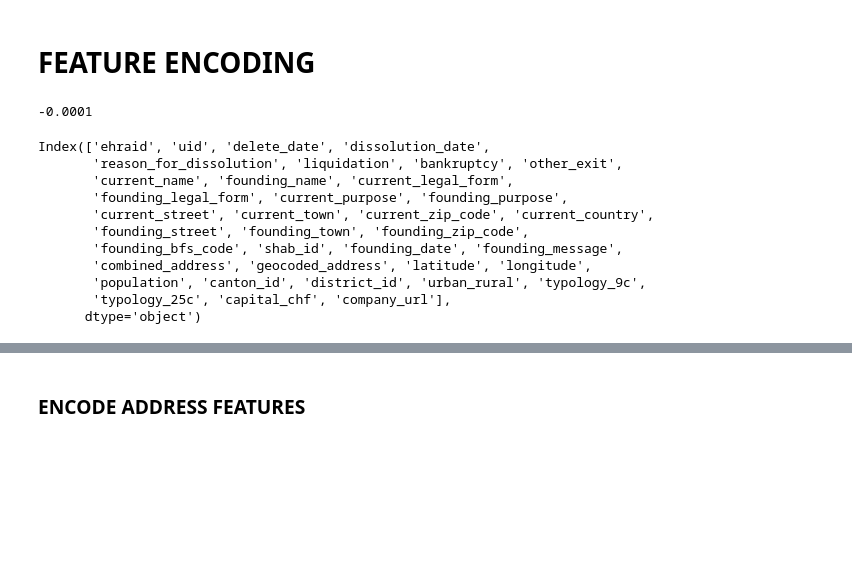
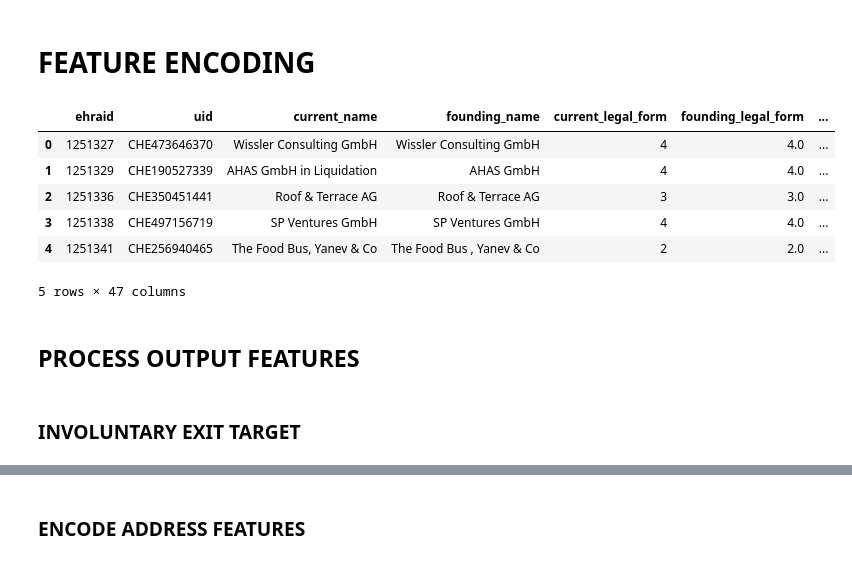
Before and after one commit to MaBlock7/company_success_prediction, a Jupyter notebook: success_prediction/zefix_feature_engineering.ipynb, the cells around one changed output, grey strips where cells are left out. Drawn from its saved outputs; the diff is of its cells as text; code cells hidden in the pictures; blank space fills up the shorter version.

```diff
--- a/success_prediction/zefix_feature_engineering.ipynb
+++ b/success_prediction/zefix_feature_engineering.ipynb
@@ -596,6 +589,5 @@ df_startups[(df_startups.company_url != 'no website available') & (df_startups.l
 # %% [markdown]
 # **FEATURE ENCODING**
 # %%
-df_startups = pd.read_csv(RAW_DATA_DIR / 'company_sample' / 'full_company_sample.csv')
+df_startups = pd.read_csv(RAW_DATA_DIR / 'company_sample' / 'until_2020' / '2020_sample_base_data.csv')
 df_startups['founding_date'] = pd.to_datetime(df_startups['founding_date'])
-df_startups['dissolution_date'] = pd.to_datetime(df_startups['dissolution_date'])
@@ -604,18 +594,10 @@ df_startups[(df_startups['founding_date'] <= '2022-04-01') & (df_startups['compa
-# %%
-float(-1e-4)
-# %% [output]
--0.0001
 # %%
-df_startups.columns
+df_startups.head()
 # %% [output]
+|  | ehraid | uid | current_name | founding_name | current_legal_form | founding_legal_form | ... |
+| 0 | 1251327 | CHE473646370 | Wissler Consulting GmbH | Wissler Consulting GmbH | 4 | 4.0 | ... |
+| 1 | 1251329 | CHE190527339 | AHAS GmbH in Liquidation | AHAS GmbH | 4 | 4.0 | ... |
+| 2 | 1251336 | CHE350451441 | Roof & Terrace AG | Roof & Terrace AG | 3 | 3.0 | ... |
+| 3 | 1251338 | CHE497156719 | SP Ventures GmbH | SP Ventures GmbH | 4 | 4.0 | ... |
+| 4 | 1251341 | CHE256940465 | The Food Bus, Yanev & Co | The Food Bus , Yanev & Co | 2 | 2.0 | ... |
-Index(['ehraid', 'uid', 'delete_date', 'dissolution_date',
-       'reason_for_dissolution', 'liquidation', 'bankruptcy', 'other_exit',
-       'current_name', 'founding_name', 'current_legal_form',
-       'founding_legal_form', 'current_purpose', 'founding_purpose',
-       'current_street', 'current_town', 'current_zip_code', 'current_country',
-       'founding_street', 'founding_town', 'founding_zip_code',
-       'founding_bfs_code', 'shab_id', 'founding_date', 'founding_message',
-       'combined_address', 'geocoded_address', 'latitude', 'longitude',
-       'population', 'canton_id', 'district_id', 'urban_rural', 'typology_9c',
-       'typology_25c', 'capital_chf', 'company_url'],
-      dtype='object')
+5 rows × 47 columns
@@ -621,0 +607,4 @@ Index(['ehraid', 'uid', 'delete_date', 'dissolution_date',
+# %% [markdown]
+## PROCESS OUTPUT FEATURES
+# %% [markdown]
+### INVOLUNTARY EXIT TARGET
```
Also changed, not shown: parts of 83 cells of this notebook, 3 other files.
